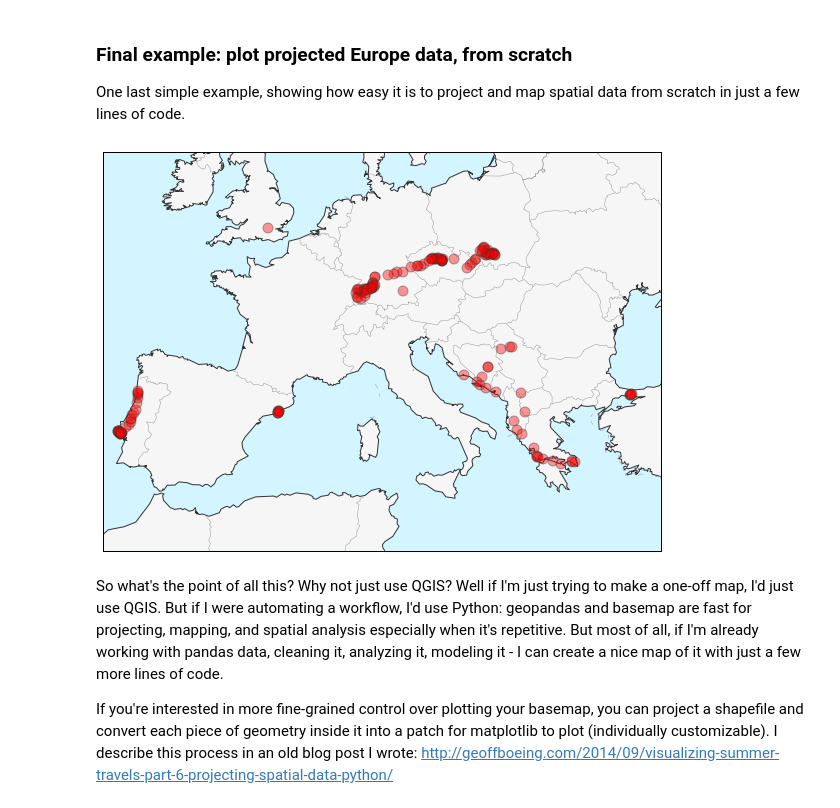
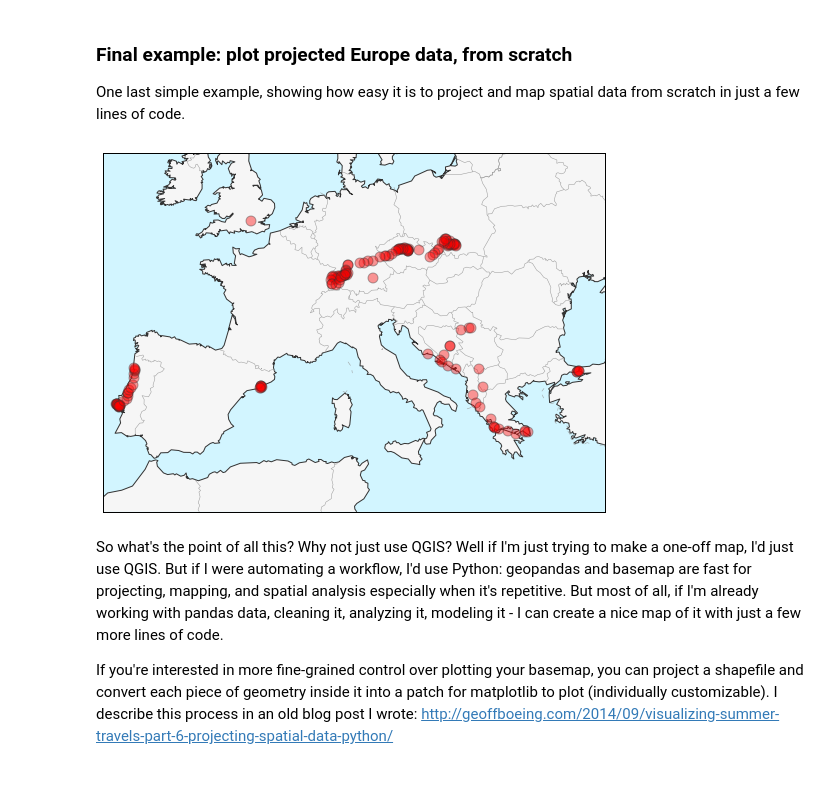
Before and after one commit to gboeing/ppde642, a Jupyter notebook: 19-Spatial-Analysis-and-Cartography/spatial-analysis-cartography.ipynb, the cells around one changed output. Drawn from its saved outputs; the diff is of its cells as text; code cells hidden in the pictures; blank space fills up the shorter version.

Commit message:
fixed aspect ratio

```diff
--- a/19-Spatial-Analysis-and-Cartography/spatial-analysis-cartography.ipynb
+++ b/19-Spatial-Analysis-and-Cartography/spatial-analysis-cartography.ipynb
@@ -434,28 +434,28 @@ One last simple example, showing how easy it is to project and map spatial data
 # %%
 # load the Europe GPS data
 df = pd.read_csv('data/summer-travel-gps-dbscan.csv')
 
 # specify map width and height with approx Europe dimensions
 map_width_m = 3500 * 1000 #3500 km
 map_height_m = 2500 * 1000 #2500 km
-plt.figure(figsize=[10, 10*(map_width_m/map_height_m)]) #make plot the same height:width ratio
+plt.figure(figsize=[9, 9*(map_height_m/float(map_width_m))]) #make plot the same height:width ratio
 
 # Albers Conical Equal Area projection for Europe
 m = Basemap(ellps='WGS84', projection='aea', lat_1=35, lat_2=55, lon_0=10, lat_0=45,
             width=map_width_m, height=map_height_m, resolution='l', area_thresh=10000)
 
 m.drawcoastlines(color=coastline_color)
 m.drawcountries(color=border_color)
 m.fillcontinents(color=land_color, lake_color=water_color)
 m.drawmapboundary(fill_color=water_color)
 
 # project and plot our lat-long data
 x, y = m(np.array(df['lon']), np.array(df['lat']))
 m.scatter(x=x, y=y, s=100, color='r', edgecolor='#333333', alpha=0.4, zorder=10)
 
 plt.show()
 # %% [output]
-[figure, old version]
+[figure, new version]
 # %% [markdown]
 So what's the point of all this? Why not just use QGIS? Well if I'm just trying to make a one-off map, I'd just use QGIS. But if I were automating a workflow, I'd use Python: geopandas and basemap are fast for projecting, mapping, and spatial analysis especially when it's repetitive. But most of all, if I'm already working with pandas data, cleaning it, analyzing it, modeling it - I can create a nice map of it with just a few more lines of code.
 
```
